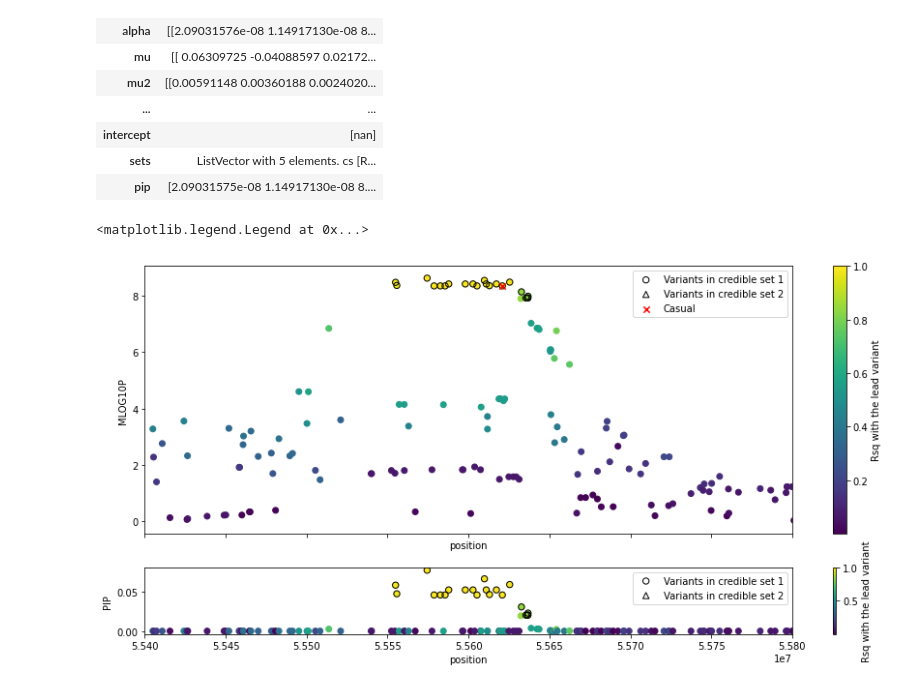
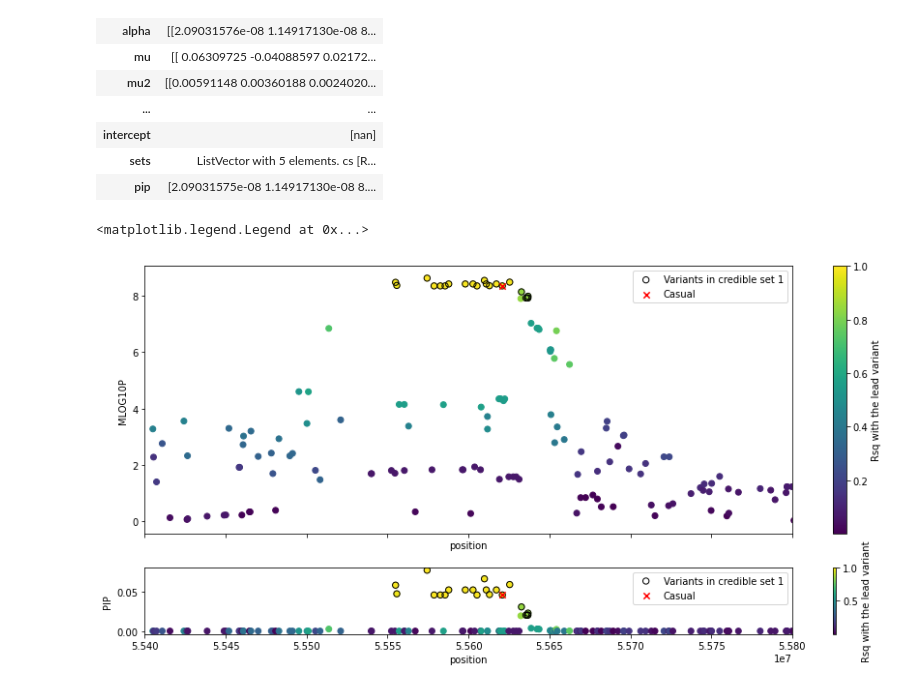
Before and after one commit to Cloufield/GWASTutorial, a Jupyter notebook: 12_fine_mapping/finemapping_susie.ipynb, the cells around one changed output. Cells and saved outputs as stored; diff of their text form; code cells hidden in the pictures.

```diff
--- a/12_fine_mapping/finemapping_susie.ipynb
+++ b/12_fine_mapping/finemapping_susie.ipynb
@@ -253,34 +253,34 @@ df["pip"] = np.array(susieR.susie_get_pip(fit))
 # %%
 fig ,axes = plt.subplots(nrows=2,sharex=True,figsize=(15,7),height_ratios=(4,1))
 
 col_to_plot = "MLOG10P"
 p=axes[0].scatter(df["POS"],df[col_to_plot],c=ld[df["P"].idxmin()]**2)
 
 axes[0].scatter(df.loc[df["cs"]==1,"POS"],df.loc[df["cs"]==1,col_to_plot],
            marker='o',s=40,c="None",edgecolors='black',label="Variants in credible set 1")
-axes[0].scatter(df.loc[df["cs"]==2,"POS"],df.loc[df["cs"]==2,col_to_plot],
-           marker='^',s=40,c="None",edgecolors='black',label="Variants in credible set 2")
 
 axes[0].scatter(df.loc[(df["CHR"]==2)&(df["POS"]==55620927),"POS"],df.loc[(df["CHR"]==2)&(df["POS"]==55620927),col_to_plot],
            marker='x',s=40,c="red",edgecolors='black',label="Casual")
 
 plt.colorbar( p , label="Rsq with the lead variant")
 axes[0].set_xlabel("position")
 axes[0].set_xlim((55400000, 55800000))
 axes[0].set_ylabel(col_to_plot)
 axes[0].legend()
 
 p=axes[1].scatter(df["POS"],df["pip"],c=ld[df["P"].idxmin()]**2)
 
 axes[1].scatter(df.loc[df["cs"]==1,"POS"],df.loc[df["cs"]==1,"pip"],
            marker='o',s=40,c="None",edgecolors='black',label="Variants in credible set 1")
-axes[1].scatter(df.loc[df["cs"]==2,"POS"],df.loc[df["cs"]==2,"pip"],
-           marker='^',s=40,c="None",edgecolors='black',label="Variants in credible set 2")
+
+axes[1].scatter(df.loc[(df["CHR"]==2)&(df["POS"]==55620927),"POS"],df.loc[(df["CHR"]==2)&(df["POS"]==55620927),"pip"],
+           marker='x',s=40,c="red",edgecolors='black',label="Casual")
+
 plt.colorbar( p , label="Rsq with the lead variant")
 axes[1].set_xlabel("position")
 axes[1].set_xlim((55400000, 55800000))
 axes[1].set_ylabel("PIP")
 axes[1].legend()
 # %% [output]
 <matplotlib.legend.Legend at 0x...>
-[figure, old version]
+[figure, new version]
```
Also changed, not shown: parts of 2 cells of this notebook.
